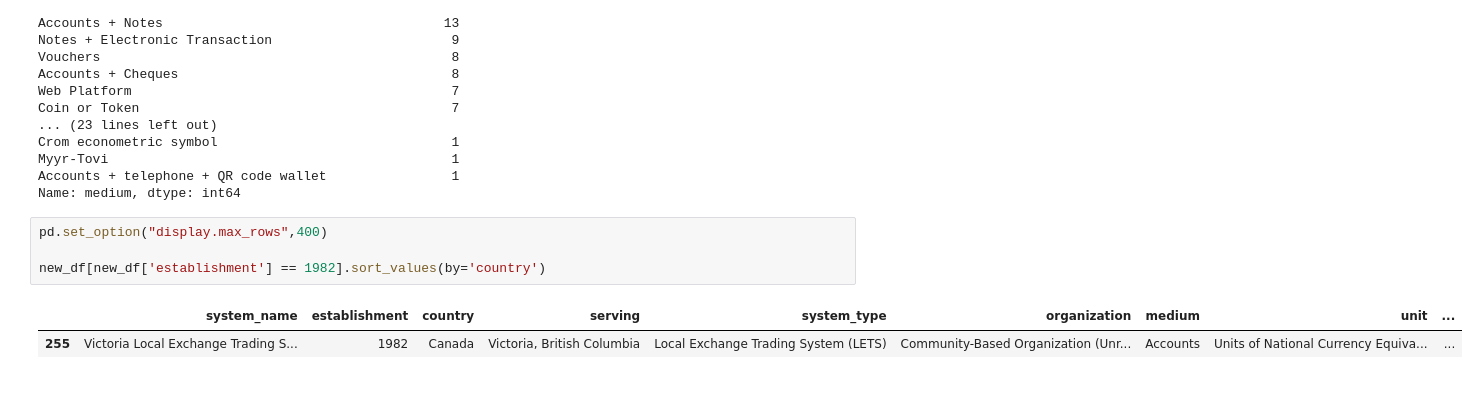
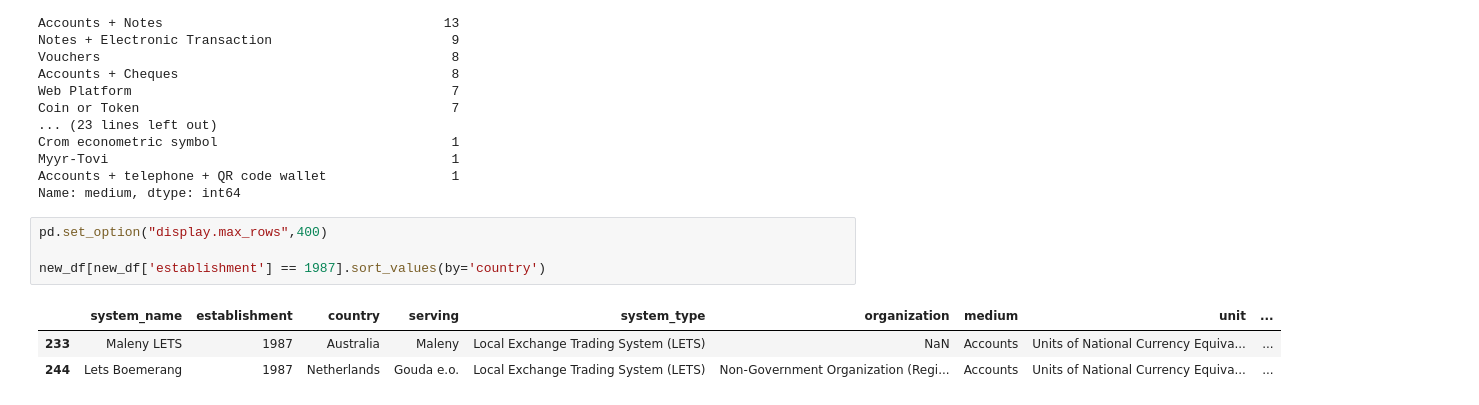
Before and after one commit to 2109Sot/studio-projects, a Jupyter notebook: code/complementary_currencies/CC_SECOND_SCRAPE.ipynb, the cells around one changed output. Saved outputs shown, nothing was run; the diff lists cells and outputs as text.

```diff
--- a/code/complementary_currencies/CC_SECOND_SCRAPE.ipynb
+++ b/code/complementary_currencies/CC_SECOND_SCRAPE.ipynb
@@ -298,7 +298,8 @@ Name: medium, dtype: int64
 # %%
 pd.set_option("display.max_rows",400)
 
-new_df[new_df['establishment'] == 1982].sort_values(by='country')
+new_df[new_df['establishment'] == 1987].sort_values(by='country')
 # %% [output]
 |  | system_name | establishment | country | serving | system_type | organization | medium | unit | ... |
-| 255 | Victoria Local Exchange Trading S... | 1982 | Canada | Victoria, British Columbia | Local Exchange Trading System (LETS) | Community-Based Organization (Unr... | Accounts | Units of National Currency Equiva... | ... |
+| 233 | Maleny LETS | 1987 | Australia | Maleny | Local Exchange Trading System (LETS) | NaN | Accounts | Units of National Currency Equiva... | ... |
+| 244 | Lets Boemerang | 1987 | Netherlands | Gouda e.o. | Local Exchange Trading System (LETS) | Non-Government Organization (Regi... | Accounts | Units of National Currency Equiva... | ... |
```
Also changed, not shown: 1 other file.
